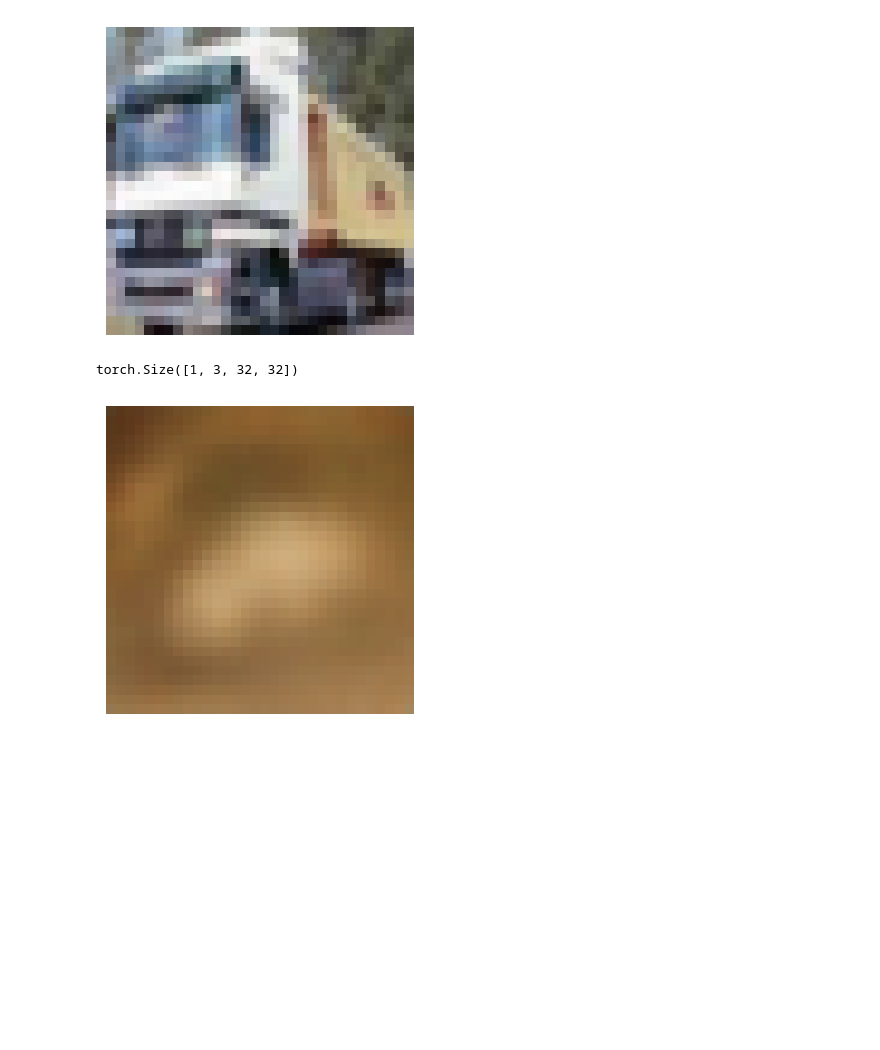
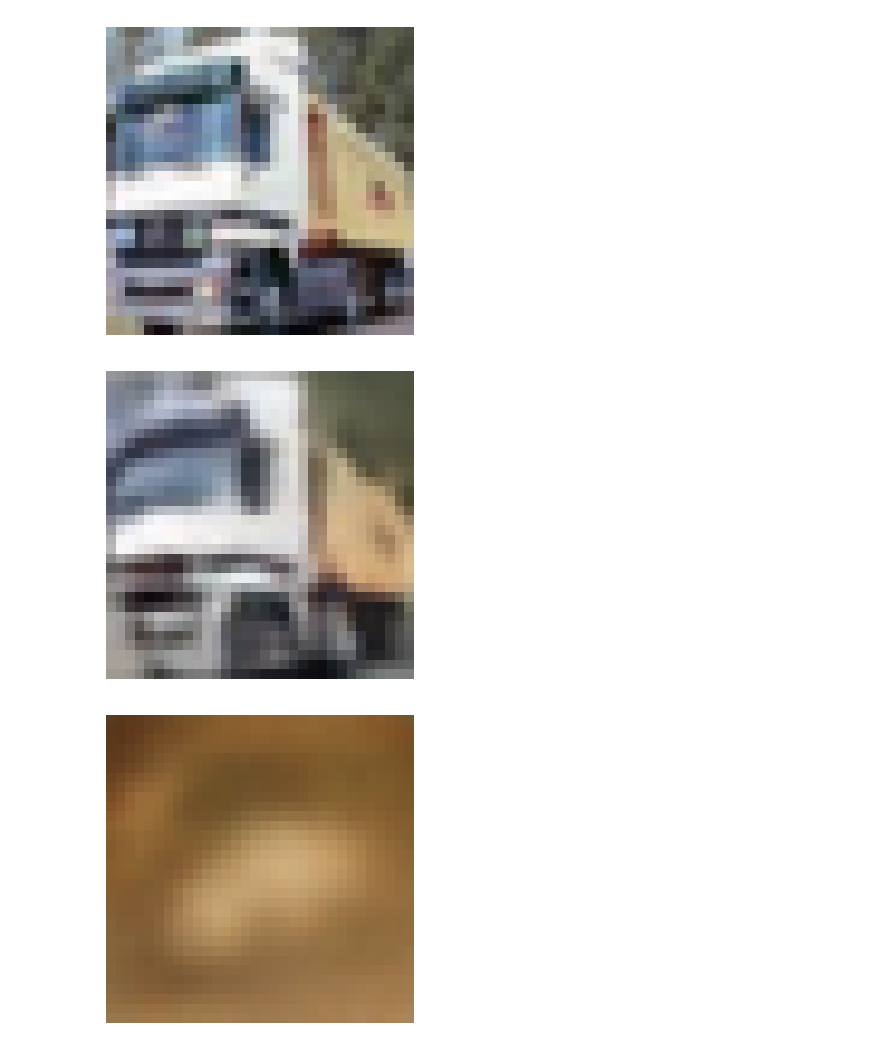
Before and after one commit to azhgh22/Comparative-analysis-of-Generative-models-on-CIFAR-10, a Jupyter notebook: experiments/train_vae.ipynb, the cells around one changed output. Cells and saved outputs as stored; diff of their text form; code cells hidden in the pictures; blank space fills up the shorter version.

```diff
--- a/experiments/train_vae.ipynb
+++ b/experiments/train_vae.ipynb
@@ -159,11 +173,11 @@ show_img(img)
 # print(img.unsqueeze(0) .shape)
 recon, vq_loss, indices = vq_model.forward(img.unsqueeze(0).to(device))
 # %%
-recon.shape
-# show_img(recon[0])
+# recon.shape
+show_img(recon[0])
 # indices.shape
 # %% [output]
-torch.Size([1, 3, 32, 32])
+[figure, added]
 # %%
 decoder = model.decoder
 
```
Also changed, not shown: parts of 5 cells of this notebook.
